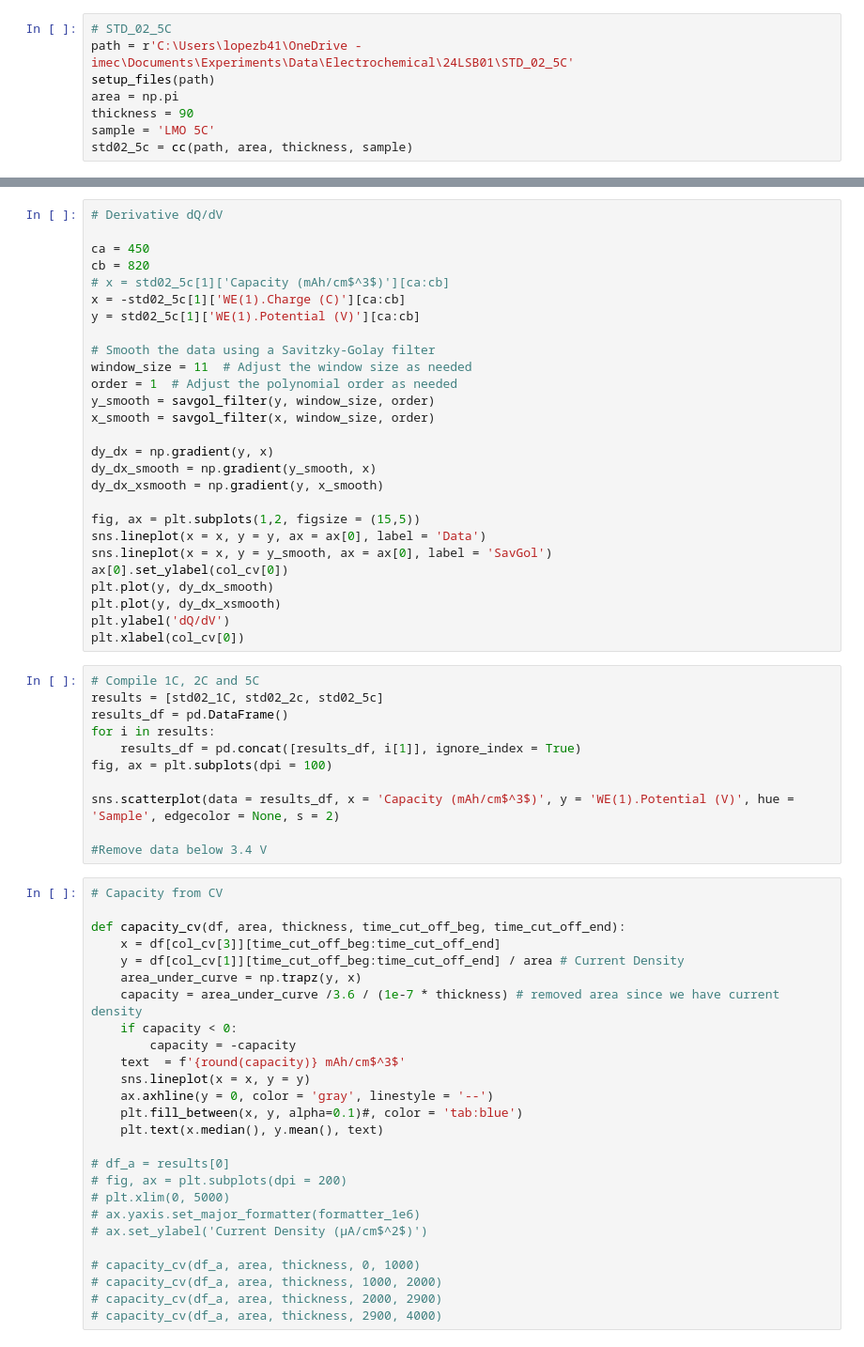
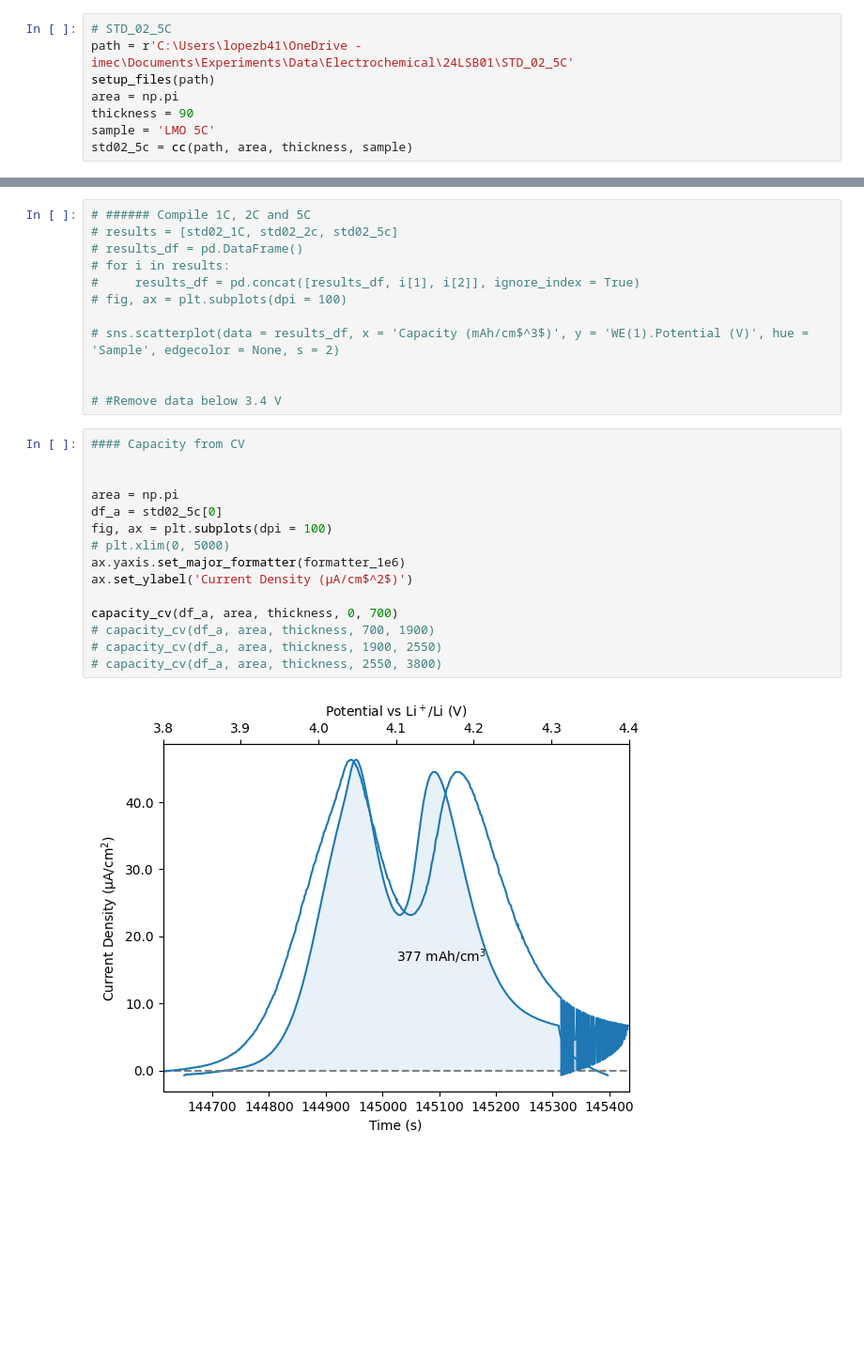
Before and after one commit to ridcil/Code, a Jupyter notebook: 2024/24LSB01.ipynb, the cells around one changed output, grey strips where cells are left out. Shown at 94% size. Drawn from its saved outputs; the diff is of its cells as text; blank space fills up the shorter version.

```diff
--- a/2024/24LSB01.ipynb
+++ b/2024/24LSB01.ipynb
@@ -334,64 +349,29 @@ plt.ylim(-10, 100)
-# %%
-# Derivative dQ/dV
-
-ca = 450
-cb = 820
-# x = std02_5c[1]['Capacity (mAh/cm$^3$)'][ca:cb]
-x = -std02_5c[1]['WE(1).Charge (C)'][ca:cb]
-y = std02_5c[1]['WE(1).Potential (V)'][ca:cb]
-
-# Smooth the data using a Savitzky-Golay filter
-window_size = 11  # Adjust the window size as needed
-order = 1  # Adjust the polynomial order as needed
-y_smooth = savgol_filter(y, window_size, order)
-x_smooth = savgol_filter(x, window_size, order)
-
-dy_dx = np.gradient(y, x)
-dy_dx_smooth = np.gradient(y_smooth, x)
-dy_dx_xsmooth = np.gradient(y, x_smooth)
-
-fig, ax = plt.subplots(1,2, figsize = (15,5))
-sns.lineplot(x = x, y = y, ax = ax[0], label = 'Data')
-sns.lineplot(x = x, y = y_smooth, ax = ax[0], label = 'SavGol')
-ax[0].set_ylabel(col_cv[0])
-plt.plot(y, dy_dx_smooth)
-plt.plot(y, dy_dx_xsmooth)
-plt.ylabel('dQ/dV')
-plt.xlabel(col_cv[0])
 # %%
-# Compile 1C, 2C and 5C
-results = [std02_1C, std02_2c, std02_5c]
-results_df = pd.DataFrame()
-for i in results:
-    results_df = pd.concat([results_df, i[1]], ignore_index = True)
-fig, ax = plt.subplots(dpi = 100)
+# ###### Compile 1C, 2C and 5C
+# results = [std02_1C, std02_2c, std02_5c]
+# results_df = pd.DataFrame()
+# for i in results:
+#     results_df = pd.concat([results_df, i[1], i[2]], ignore_index = True)
+# fig, ax = plt.subplots(dpi = 100)
 
-sns.scatterplot(data = results_df, x = 'Capacity (mAh/cm$^3$)', y = 'WE(1).Potential (V)', hue = 'Sample', edgecolor = None, s = 2)
+# sns.scatterplot(data = results_df, x = 'Capacity (mAh/cm$^3$)', y = 'WE(1).Potential (V)', hue = 'Sample', edgecolor = None, s = 2)
 
-#Remove data below 3.4 V
+
+# #Remove data below 3.4 V
 # %%
-# Capacity from CV
+#### Capacity from CV
 
-def capacity_cv(df, area, thickness, time_cut_off_beg, time_cut_off_end):
-    x = df[col_cv[3]][time_cut_off_beg:time_cut_off_end]
-    y = df[col_cv[1]][time_cut_off_beg:time_cut_off_end] / area # Current Density
-    area_under_curve = np.trapz(y, x)
-    capacity = area_under_curve /3.6 / (1e-7 * thickness) # removed area since we have current density
-    if capacity < 0:
-        capacity = -capacity
-    text  = f'{round(capacity)} mAh/cm$^3$'
-    sns.lineplot(x = x, y = y)
-    ax.axhline(y = 0, color = 'gray', linestyle = '--')
-    plt.fill_between(x, y, alpha=0.1)#, color = 'tab:blue')
-    plt.text(x.median(), y.mean(), text)
 
-# df_a = results[0]
-# fig, ax = plt.subplots(dpi = 200)
+area = np.pi
+df_a = std02_5c[0]
+fig, ax = plt.subplots(dpi = 100)
 # plt.xlim(0, 5000)
-# ax.yaxis.set_major_formatter(formatter_1e6)
-# ax.set_ylabel('Current Density (µA/cm$^2$)')
+ax.yaxis.set_major_formatter(formatter_1e6)
+ax.set_ylabel('Current Density (µA/cm$^2$)')
 
-# capacity_cv(df_a, area, thickness, 0, 1000)
-# capacity_cv(df_a, area, thickness, 1000, 2000)
-# capacity_cv(df_a, area, thickness, 2000, 2900)
-# capacity_cv(df_a, area, thickness, 2900, 4000)
+capacity_cv(df_a, area, thickness, 0, 700)
+# capacity_cv(df_a, area, thickness, 700, 1900)
+# capacity_cv(df_a, area, thickness, 1900, 2550)
+# capacity_cv(df_a, area, thickness, 2550, 3800)
+# %% [output]
+[figure, added]
```
Also changed, not shown: parts of 7 cells of this notebook, 1 other file.
